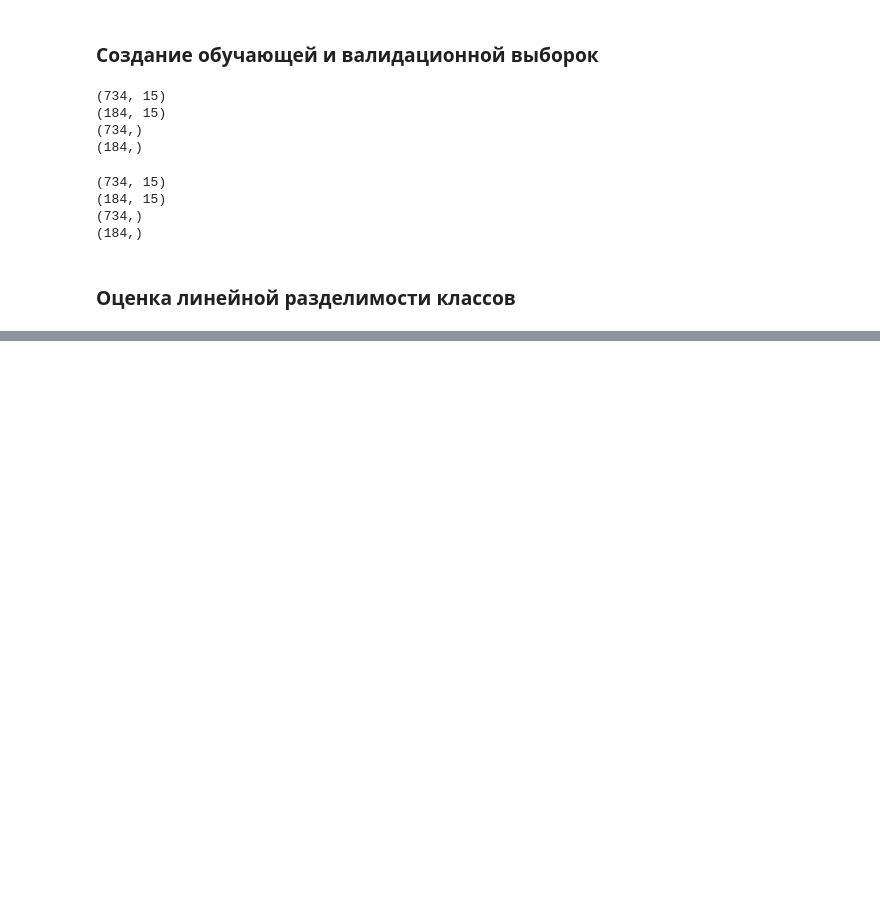
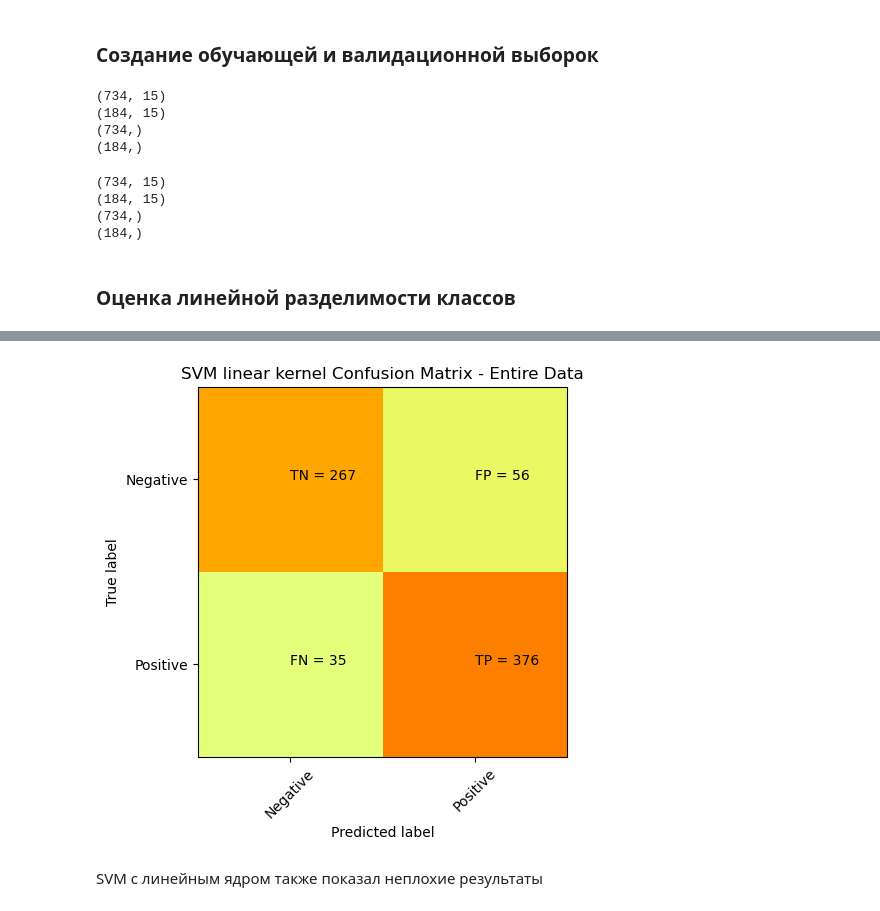
Before and after one commit to emaximen/masterskaya_1, a Jupyter notebook: heart_2.ipynb, the cells around one changed output, grey strips where cells are left out. Drawn from its saved outputs; the diff is of its cells as text; code cells hidden in the pictures; blank space fills up the shorter version.

```diff
--- a/heart_2.ipynb
+++ b/heart_2.ipynb
@@ -618,0 +633,3 @@ No linear separability between Normal and the rest
+# %%
+x = features_train_ohe_scaled
+y = target_train
@@ -618,0 +641,21 @@ No linear separability between Normal and the rest
+# %%
+predicted = svm.predict(x)
+cm = confusion_matrix(y, predicted)
+# %%
+plt.imshow(cm, interpolation='nearest', cmap=plt.cm.Wistia)
+classNames = ['Negative','Positive']
+plt.title('SVM linear kernel Confusion Matrix - Entire Data')
+plt.ylabel('True label')
+plt.xlabel('Predicted label')
+tick_marks = np.arange(len(classNames))
+plt.xticks(tick_marks, classNames, rotation=45)
+plt.yticks(tick_marks, classNames)
+s = [['TN','FP'], ['FN', 'TP']]
+
+for i in range(2):
+    for j in range(2):
+        plt.text(j,i, str(s[i][j])+" = "+str(cm[i][j]))
+# %% [output]
+[figure, added]
+# %% [markdown]
+SVM с линейным ядром также показал неплохие результаты
```
Also changed, not shown: parts of 53 cells of this notebook.
